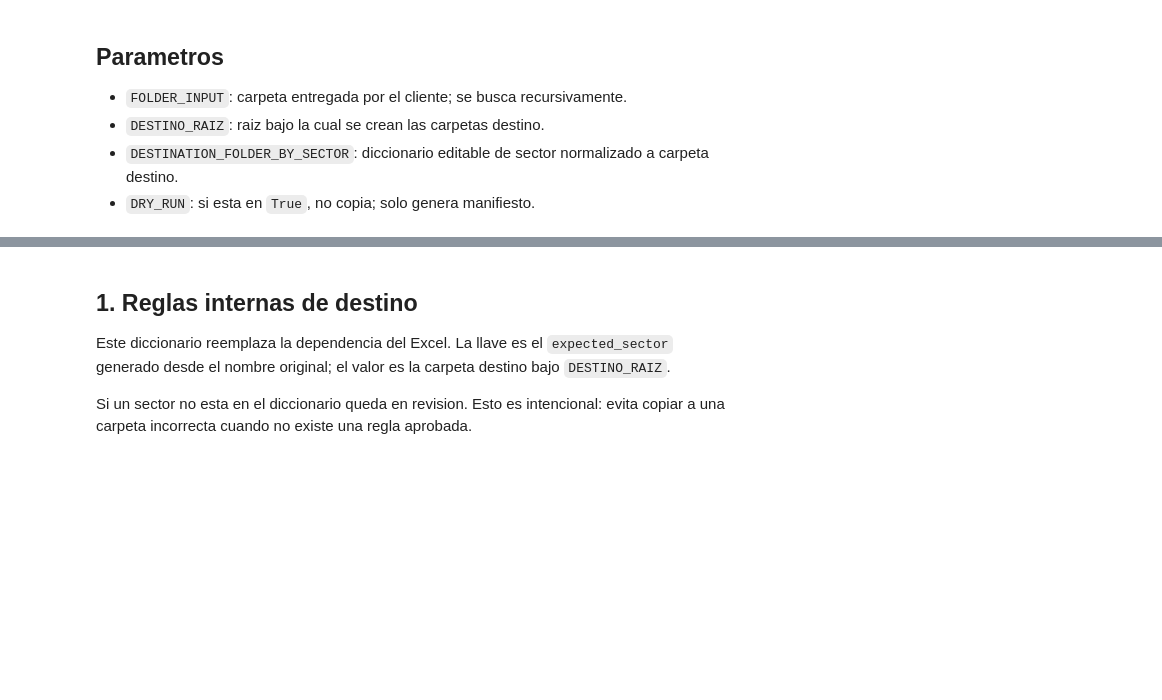
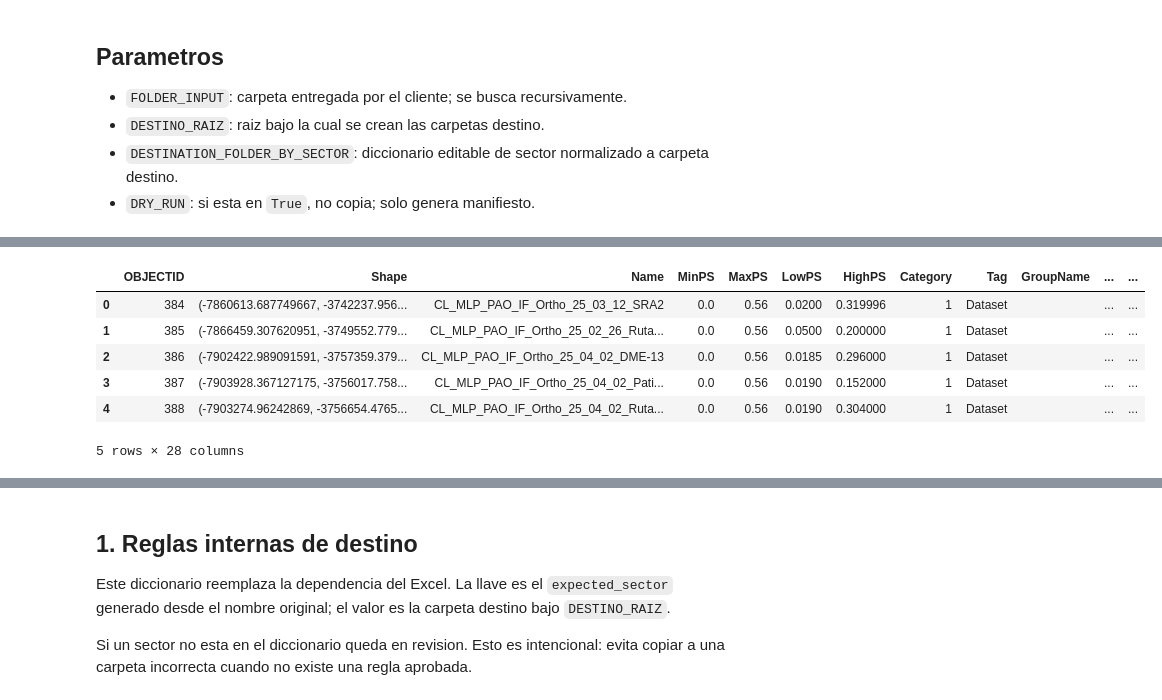
Before and after one commit to LeonelRiveroEsri/amsa-pao-geosupport, a Jupyter notebook: 006 Carga Imagenes.ipynb, the cells around one changed output, grey strips where cells are left out. Cells and saved outputs as stored; diff of their text form; code cells hidden in the pictures; blank space fills up the shorter version.

Commit message:
data

```diff
--- a/006 Carga Imagenes.ipynb
+++ b/006 Carga Imagenes.ipynb
@@ -51 +52,13 @@ Salida: c:\Users\esrlrivero_adm\Documents\Geosupport\amsa-pao-geosupport\outputs
 DRY_RUN: True
+# %%
+cols = [c.name for c in arcpy.ListFields(PATH_FC_INDICE_VUELOS_IMGS)]
+df = pd.DataFrame(arcpy.da.SearchCursor(PATH_FC_INDICE_VUELOS_IMGS,cols),columns=cols)
+df.head()
+# %% [output]
+|  | OBJECTID | Shape | Name | MinPS | MaxPS | LowPS | HighPS | Category | Tag | GroupName | ... | ... |
+| 0 | 384 | (-7860613.687749667, -3742237.956... | CL_MLP_PAO_IF_Ortho_25_03_12_SRA2 | 0.0 | 0.56 | 0.0200 | 0.319996 | 1 | Dataset |  | ... | ... |
+| 1 | 385 | (-7866459.307620951, -3749552.779... | CL_MLP_PAO_IF_Ortho_25_02_26_Ruta... | 0.0 | 0.56 | 0.0500 | 0.200000 | 1 | Dataset |  | ... | ... |
+| 2 | 386 | (-7902422.989091591, -3757359.379... | CL_MLP_PAO_IF_Ortho_25_04_02_DME-13 | 0.0 | 0.56 | 0.0185 | 0.296000 | 1 | Dataset |  | ... | ... |
+| 3 | 387 | (-7903928.367127175, -3756017.758... | CL_MLP_PAO_IF_Ortho_25_04_02_Pati... | 0.0 | 0.56 | 0.0190 | 0.152000 | 1 | Dataset |  | ... | ... |
+| 4 | 388 | (-7903274.96242869, -3756654.4765... | CL_MLP_PAO_IF_Ortho_25_04_02_Ruta... | 0.0 | 0.56 | 0.0190 | 0.304000 | 1 | Dataset |  | ... | ... |
+5 rows × 28 columns
```
Also changed, not shown: parts of 9 cells of this notebook.
